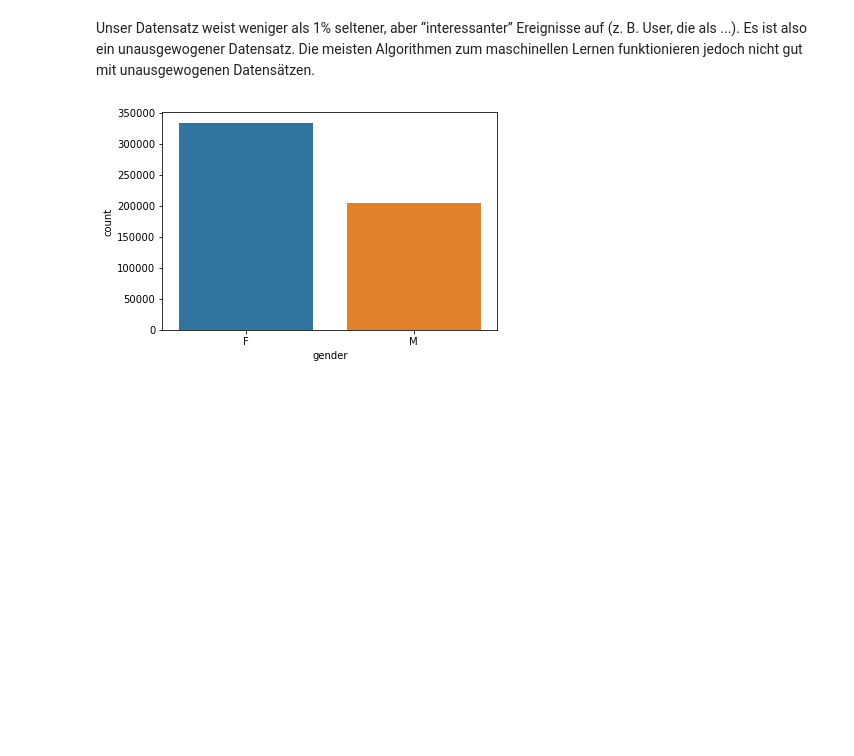
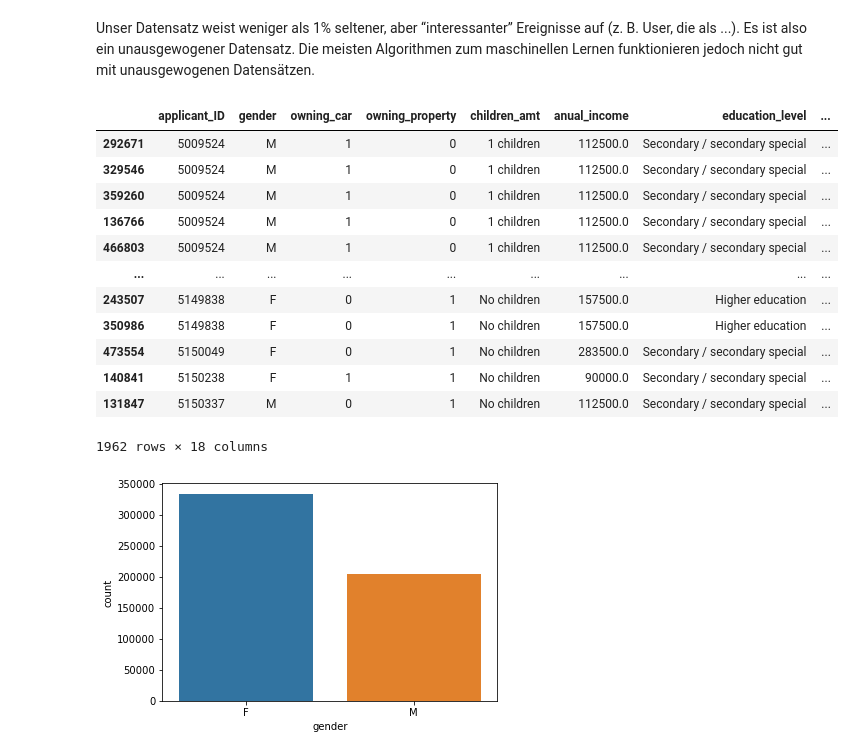
Before and after one commit to yassdenn/cca, a Jupyter notebook: MAIN.ipynb, the cells around one changed output. Drawn from its saved outputs; the diff is of its cells as text; code cells hidden in the pictures; blank space fills up the shorter version.

```diff
--- a/MAIN.ipynb
+++ b/MAIN.ipynb
@@ -85,7 +85,7 @@ cca.DAYS_EMPLOYED = abs(cca.DAYS_EMPLOYED) // 365
 cca.DAYS_BIRTH =  abs(cca.DAYS_BIRTH) // 365
 cca.AMT_INCOME_TOTAL = pd.to_numeric(cca.AMT_INCOME_TOTAL)
 # dropping unneccessary attributes
-cca = cca.drop(["BEGIN_MONTHS", "FLAG_MOBIL"], axis=1)
+cca = cca.drop("FLAG_MOBIL", axis=1)
 
 
 
@@ -120,7 +120,7 @@ cca["payment_status"].replace({'0' : '1',
                                '5': '6',
                                'C': '-1',
                                'X': '0'}, inplace= True)
-
+cca.payment_status = [int(i) for i in cca.payment_status ]
 cca = cca.sort_values('applicant_ID')
 cca
 # %% [output]
@@ -241,6 +261,22 @@ non_risk_user = cca[cca.risk_user == 'N']
 #extracting applicants being risk user
 risk_user = cca[cca.risk_user == 'Y']
 #risk.sample(10)
+# %%
+risk_user
+# %% [output]
+|  | applicant_ID | gender | owning_car | owning_property | children_amt | anual_income | education_level | ... |
+| 292671 | 5009524 | M | 1 | 0 | 1 children | 112500.0 | Secondary / secondary special | ... |
+| 329546 | 5009524 | M | 1 | 0 | 1 children | 112500.0 | Secondary / secondary special | ... |
+| 359260 | 5009524 | M | 1 | 0 | 1 children | 112500.0 | Secondary / secondary special | ... |
+| 136766 | 5009524 | M | 1 | 0 | 1 children | 112500.0 | Secondary / secondary special | ... |
+| 466803 | 5009524 | M | 1 | 0 | 1 children | 112500.0 | Secondary / secondary special | ... |
+| ... | ... | ... | ... | ... | ... | ... | ... | ... |
+| 243507 | 5149838 | F | 0 | 1 | No children | 157500.0 | Higher education | ... |
+| 350986 | 5149838 | F | 0 | 1 | No children | 157500.0 | Higher education | ... |
+| 473554 | 5150049 | F | 0 | 1 | No children | 283500.0 | Secondary / secondary special | ... |
+| 140841 | 5150238 | F | 1 | 1 | No children | 90000.0 | Secondary / secondary special | ... |
+| 131847 | 5150337 | M | 0 | 1 | No children | 112500.0 | Secondary / secondary special | ... |
+1962 rows × 18 columns
 # %%
 gender_plot = sns.countplot(x='gender',data=cca)
 # %% [output]
```
Also changed, not shown: parts of 2 cells of this notebook.
